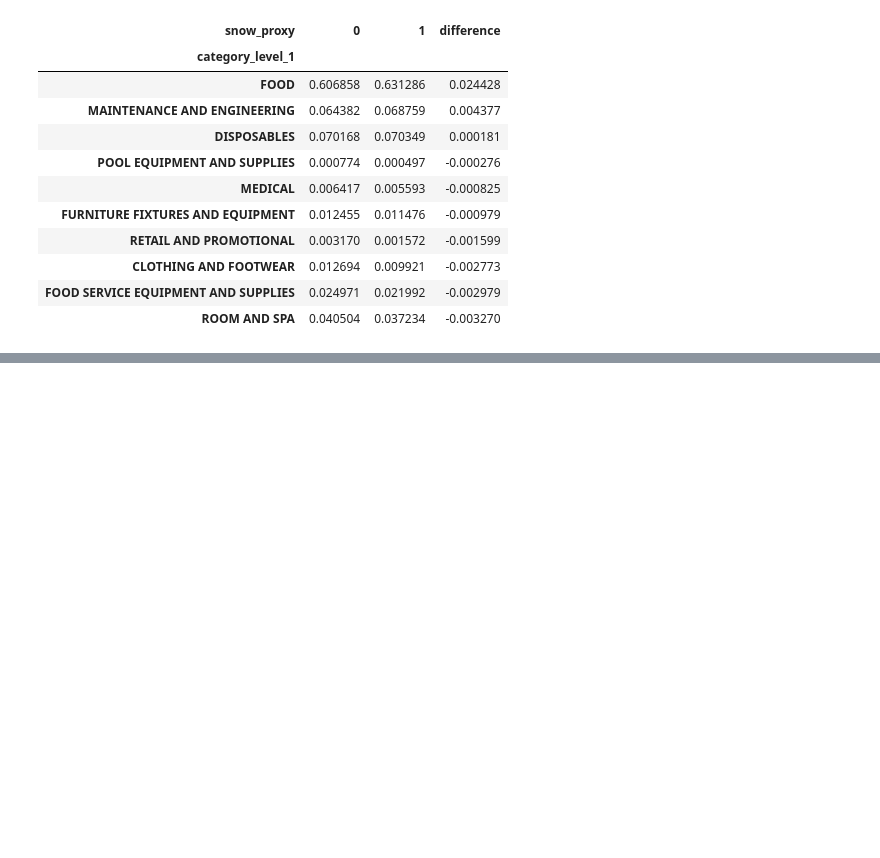
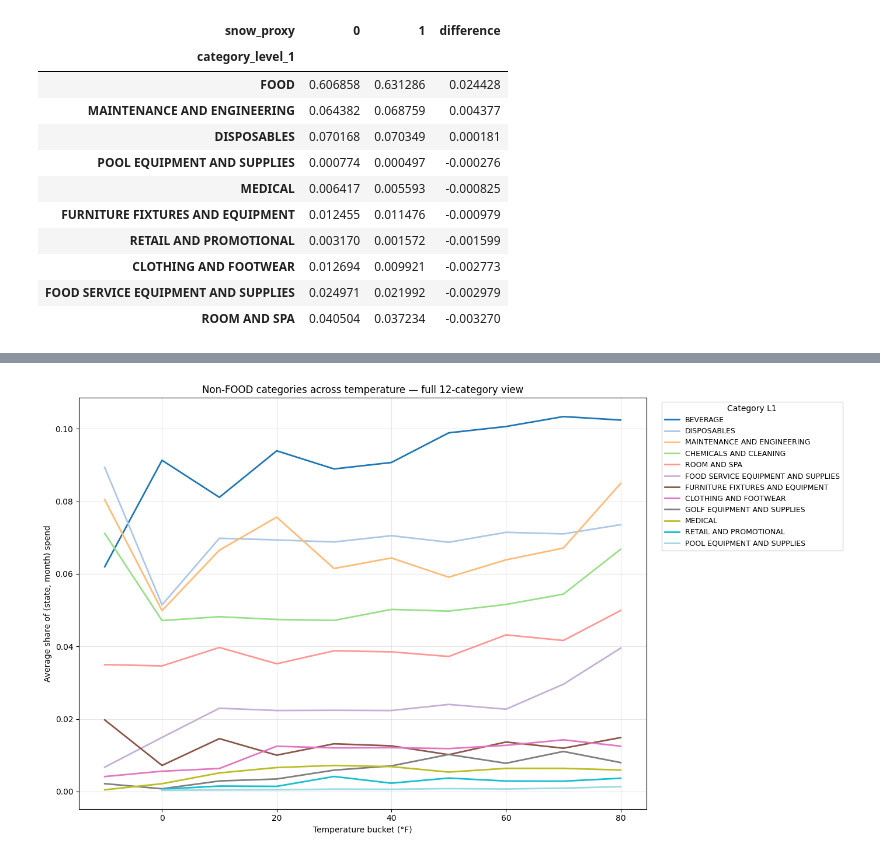
Before and after one commit to jawaadjariwala/Aramark, a Jupyter notebook: 05_weather_correlation_analysis.ipynb, the cells around one changed output, grey strips where cells are left out. Drawn from its saved outputs; the diff is of its cells as text; code cells hidden in the pictures; blank space fills up the shorter version.

```diff
--- a/05_weather_correlation_analysis.ipynb
+++ b/05_weather_correlation_analysis.ipynb
@@ -167,0 +251,26 @@ plt.show()
+# %%
+# Same metric as before — average normalized spend per (temp_bucket, category) — but exclude FOOD.
+non_food = weather_spend[weather_spend["category_level_1"] != "FOOD"]
+
+non_food_temp = (
+    non_food
+    .groupby(["temp_bucket", "category_level_1"])["normalized_spend"]
+    .mean()
+    .unstack()
+    .sort_index()
+)
+
+# Order columns by mean share so the legend reads largest-to-smallest top-down.
+non_food_temp = non_food_temp[non_food_temp.mean().sort_values(ascending=False).index]
+
+fig, ax = plt.subplots(figsize=(14, 8))
+non_food_temp.plot(ax=ax, cmap="tab20", linewidth=2)
+ax.set_xlabel("Temperature bucket (°F)")
+ax.set_ylabel("Average share of (state, month) spend")
+ax.set_title("Non-FOOD categories across temperature — full 12-category view")
+ax.legend(title="Category L1", bbox_to_anchor=(1.02, 1), loc="upper left", fontsize=9)
+ax.grid(True, alpha=0.3)
+plt.tight_layout()
+plt.show()
+# %% [output]
+[figure, added]
```
Also changed, not shown: parts of 25 cells of this notebook.
